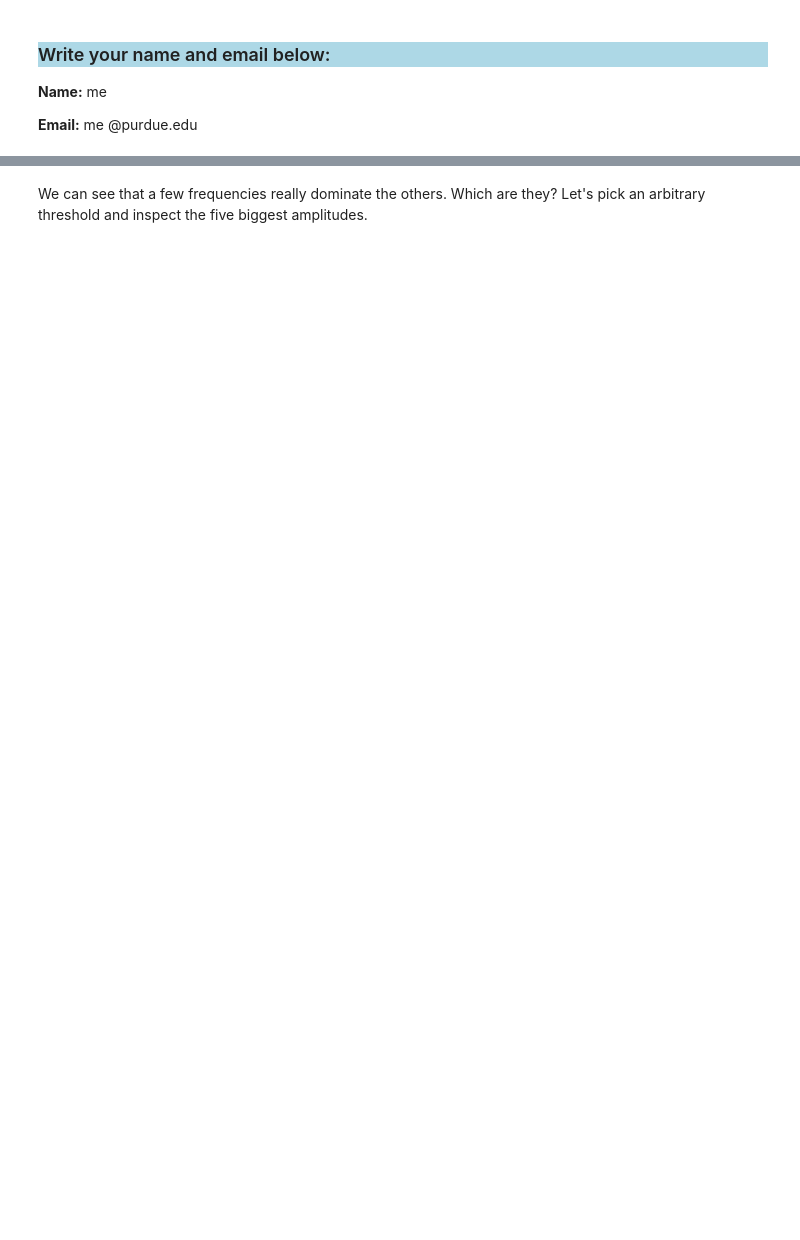
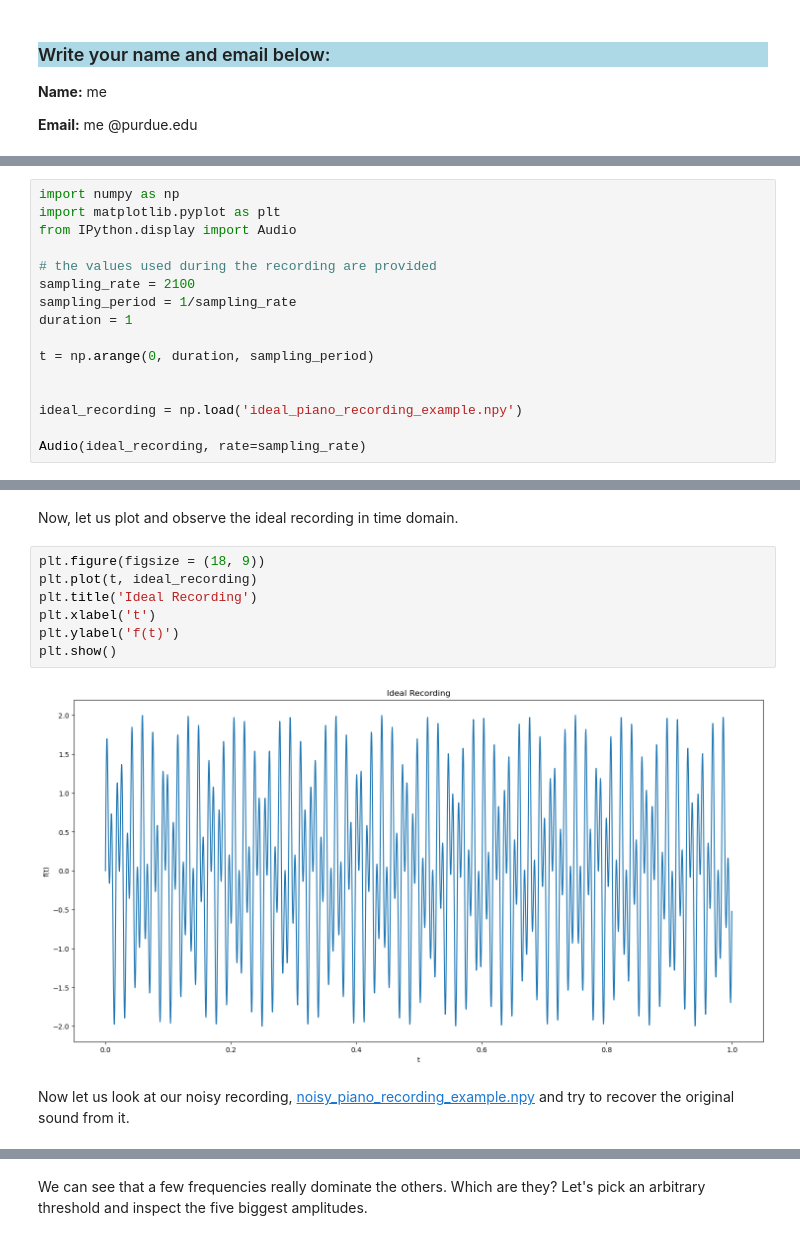
Before and after one commit to TheDataScienceLabs/DSLab_Fourier, a Jupyter notebook: book/labs/analysis/signal_analysis/signal_analysis_with_dft.ipynb, the cells around one changed output, grey strips where cells are left out. Saved outputs shown, nothing was run; the diff lists cells and outputs as text; blank space fills up the shorter version.

```diff
--- a/book/labs/analysis/signal_analysis/signal_analysis_with_dft.ipynb
+++ b/book/labs/analysis/signal_analysis/signal_analysis_with_dft.ipynb
@@ -226,0 +47,16 @@ plt.show()
+# %%
+import numpy as np
+import matplotlib.pyplot as plt
+from IPython.display import Audio
+
+# the values used during the recording are provided
+sampling_rate = 2100
+sampling_period = 1/sampling_rate
+duration = 1
+
+t = np.arange(0, duration, sampling_period)
+
+
+ideal_recording = np.load('ideal_piano_recording_example.npy')
+
+Audio(ideal_recording, rate=sampling_rate)
@@ -226,0 +65,13 @@ plt.show()
+# %% [markdown]
+Now, let us plot and observe the ideal recording in time domain.
+# %%
+plt.figure(figsize = (18, 9))
+plt.plot(t, ideal_recording)
+plt.title('Ideal Recording')
+plt.xlabel('t')
+plt.ylabel('f(t)')
+plt.show()
+# %% [output]
+[figure, added]
+# %% [markdown]
+Now let us look at our noisy recording, [noisy_piano_recording_example.npy](https://github.com/TheDataScienceLabs/DSLab_Fourier/blob/main/book/labs/analysis/signal_analysis/noisy_piano_recording_example.npy) and try to recover the original sound from it.
```
Also changed, not shown: parts of 58 cells of this notebook.
